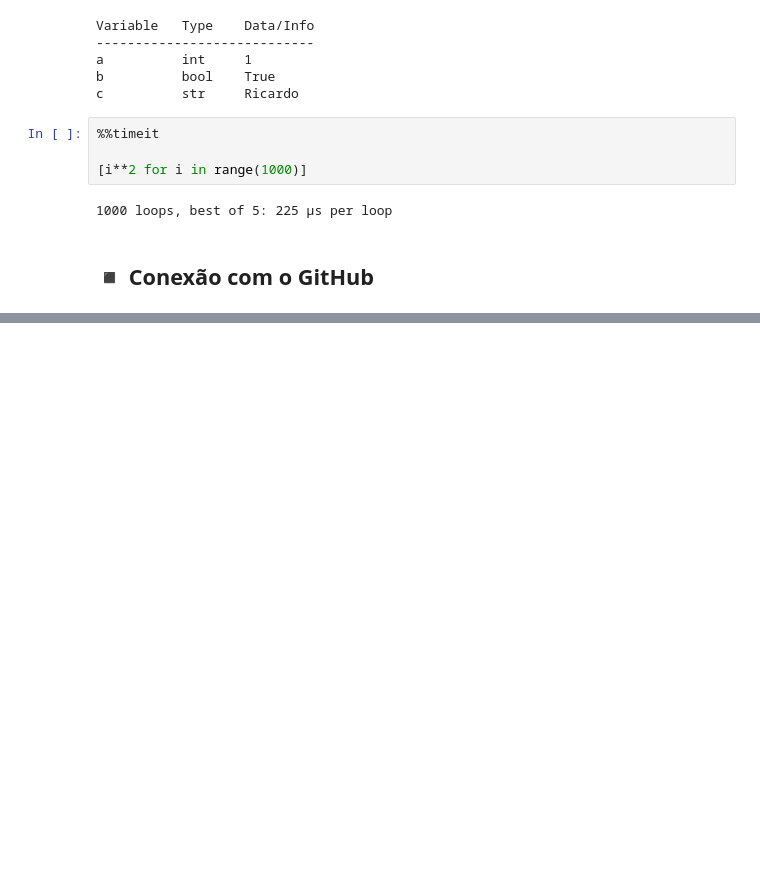
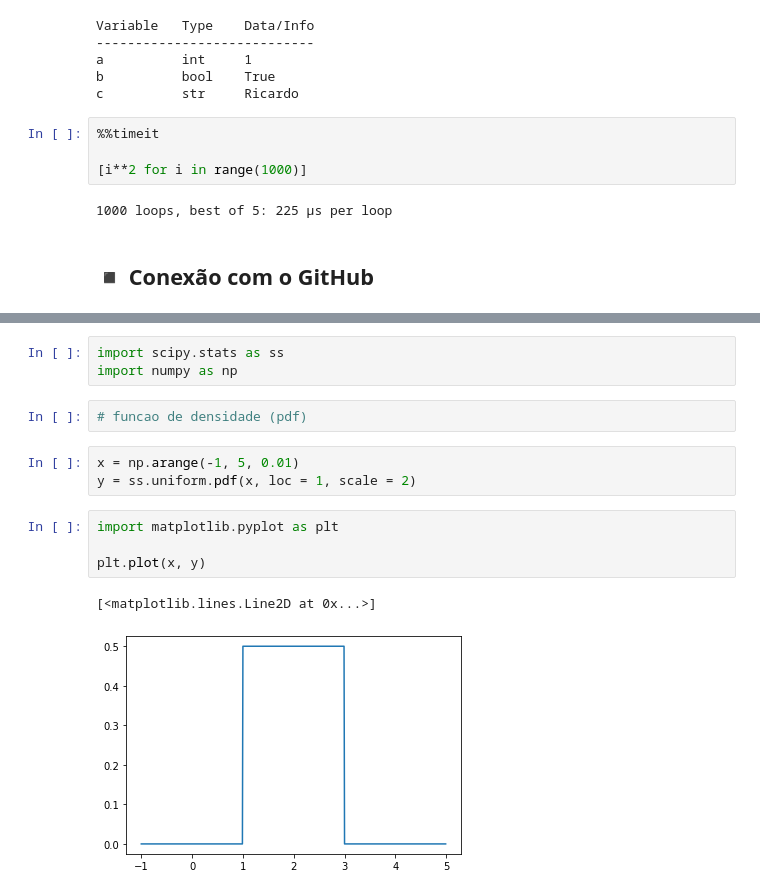
Before and after one commit to gitflai/exerciciosPython, a Jupyter notebook: Curso_Python_para_Data_Science_Parte_2.ipynb, the cells around one changed output, grey strips where cells are left out. Drawn from its saved outputs; the diff is of its cells as text; blank space fills up the shorter version.

```diff
--- a/Curso_Python_para_Data_Science_Parte_2.ipynb
+++ b/Curso_Python_para_Data_Science_Parte_2.ipynb
@@ -79,0 +347,15 @@ c          str     Ricardo
+# %%
+import scipy.stats as ss
+import numpy as np
+# %%
+# funcao de densidade (pdf)
+# %%
+x = np.arange(-1, 5, 0.01)
+y = ss.uniform.pdf(x, loc = 1, scale = 2)
+# %%
+import matplotlib.pyplot as plt
+
+plt.plot(x, y)
+# %% [output]
+[<matplotlib.lines.Line2D at 0x...>]
+[figure, added]
```
Also changed, not shown: parts of 161 cells of this notebook.
